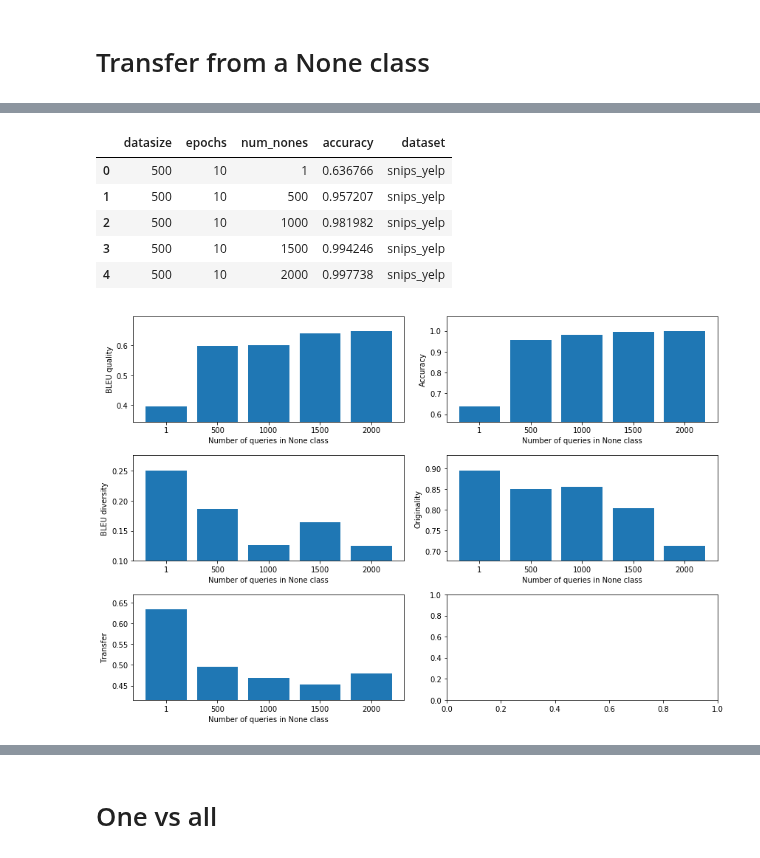
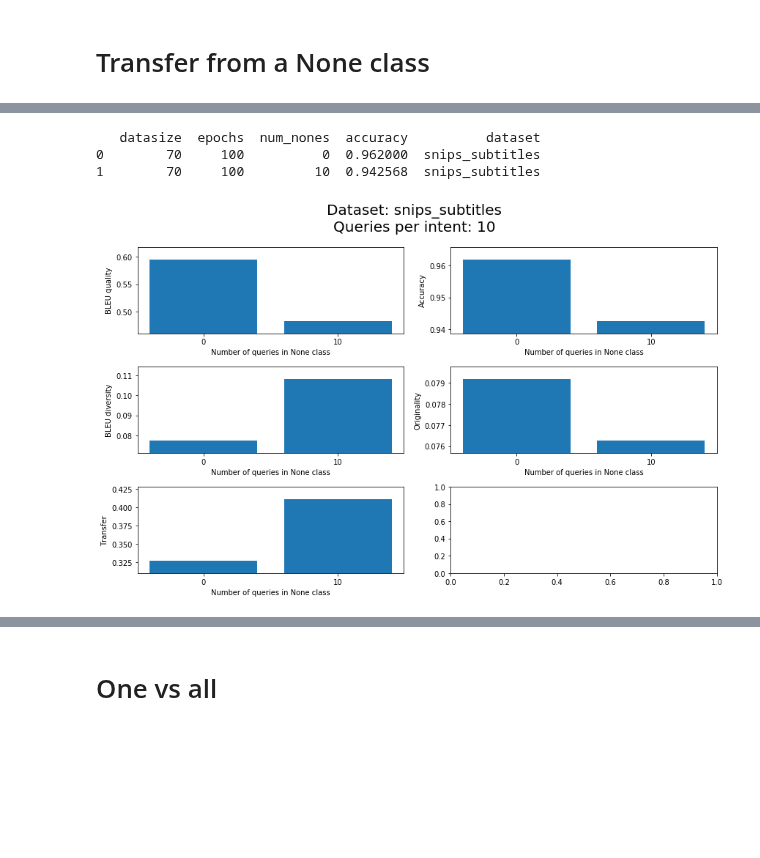
Before and after one commit to sonos/automatic-data-generation, a Jupyter notebook: automatic_data_generation/data-generation.ipynb, the cells around one changed output, grey strips where cells are left out. Drawn from its saved outputs; the diff is of its cells as text; code cells hidden in the pictures; blank space fills up the shorter version.

```diff
--- a/automatic_data_generation/data-generation.ipynb
+++ b/automatic_data_generation/data-generation.ipynb
@@ -325,0 +315,24 @@ RuntimeError: shape '[64, 64]' is invalid for input of size 20480
+# %%
+run = torch.load('run.pkl')
+
+dic_gen = {intent:{} for intent in run['i2int']}
+for i, delex in enumerate(run['generated']['delexicalised']):
+    intent = run['generated']['intents'][i]
+    if delex not in dic_gen[intent]:
+        dic_gen[intent][delex] = 1
+    else:
+        dic_gen[intent][delex] += 1
+
+dic_tr = {intent:{} for intent in run['i2int']}
+for i, example in enumerate(train):
+    intent = example.intent
+    delex = ' '.join(example.delexicalised)
+    if delex not in dic_tr[intent].keys():
+        dic_tr[intent][delex] = 1
+    else:
+        dic_tr[intent][delex] += 1
+print(i)
+
+for dic in [dic_gen]:
+    for intent in run['i2int']:
+        dic[intent] = sorted(dic[intent].items(), key=operator.itemgetter(1))[::-1]
@@ -454,6 +501,6 @@ def demo():
 # %%
 #results_dir = 'results_datasize_prop'
-results_dir = 'results_transfer'
+results_dir = 'results_transfer_ignorenone'
 runs = []
 
 for filename in os.listdir(results_dir):
@@ -462,7 +509,7 @@ for filename in os.listdir(results_dir):
 
 runs.sort(key = lambda x : x['args'].num_nones)
 runs.sort(key = lambda x : x['args'].dataset)
-runs = [run for run in runs if (run['args'].epochs==10 and run['args'].dataset=='snips_yelp')]
+runs.sort(key = lambda x : x['args'].epochs)
 
 data = {}
 for arg_name in runs[0]['args'].__dict__.keys():
@@ -473,44 +520,45 @@ data['accuracy']       = np.array([run['delexicalised_metrics']['intent_accuracy
 
 
 df = pd.DataFrame(data, columns=['datasize', 'epochs', 'num_nones', 'accuracy', 'dataset'])
-df.head(20)
+print(df.head(30))
+
+runs = [run for run in runs if (run['args'].dataset=='snips_subtitles') and (run['args'].datasize==70)]
 # %% [output]
-|  | datasize | epochs | num_nones | accuracy | dataset |
-| 0 | 500 | 10 | 1 | 0.636766 | snips_yelp |
-| 1 | 500 | 10 | 500 | 0.957207 | snips_yelp |
-| 2 | 500 | 10 | 1000 | 0.981982 | snips_yelp |
-| 3 | 500 | 10 | 1500 | 0.994246 | snips_yelp |
-| 4 | 500 | 10 | 2000 | 0.997738 | snips_yelp |
+   datasize  epochs  num_nones  accuracy          dataset
+0        70     100          0  0.962000  snips_subtitles
+1        70     100         10  0.942568  snips_subtitles
 # %%
 none_sizes = [str(run['args'].num_nones) for run in runs]
 
 intents = runs[0]['delexicalised_metrics']['bleu_scores']['quality'].keys()
 
 #bleu_qualities     = [np.mean([    run['delexicalised_metrics']['bleu_scores']['quality'][intent] for intent in intents if intent!='None']) for run in runs]
 bleu_qualities     = [run['delexicalised_metrics']['bleu_scores']['quality']['avg'] for run in runs]
 accuracies         = [run['delexicalised_metrics']['intent_accuracy'] for run in runs]
 bleu_diversities   = [run['delexicalised_metrics']['bleu_scores']['diversity']['avg'] for run in runs]
-bleu_originalities = [run['delexicalised_metrics']['bleu_scores']['originality']['avg'] for run in runs]
+bleu_originalities = [run['delexicalised_metrics']['originality']['avg'] for run in runs]
 transfer           = [run['delexicalised_metrics']['transfer']['avg'] for run in runs]
 metrics = [bleu_qualities, accuracies, bleu_diversities, bleu_originalities, transfer]
 
 accuracies
 fig, axarr = plt.subplots(3,2, figsize=(12,8))
 axarr = axarr.flatten()
 
 for i, metric in enumerate(metrics):
 
     axarr[i].bar(none_sizes, metric )
     low, high, delta = min(metric), max(metric), max(metric) - min(metric)
     axarr[i].set_ylim(low - 0.2 * delta, high + 0.2 * delta)
     axarr[i].set_xlabel('Number of queries in None class')
 
 axarr[0].set_ylabel('BLEU quality'  )
 axarr[1].set_ylabel('Accuracy'      )
 axarr[2].set_ylabel('BLEU diversity')
 axarr[3].set_ylabel('Originality'   )
 axarr[4].set_ylabel('Transfer'   )
 
-fig.tight_layout()
+fig.suptitle('Dataset: {}\nQueries per intent: {}'.format(runs[0]['args'].dataset, int(runs[0]['args'].datasize/7)), fontsize=20)
+
+fig.tight_layout(rect=[0, 0.03, 1, 0.9])
 # %% [output]
-[figure, old version]
+[figure, new version]
```
Also changed, not shown: parts of 19 cells of this notebook, 3 other files.
